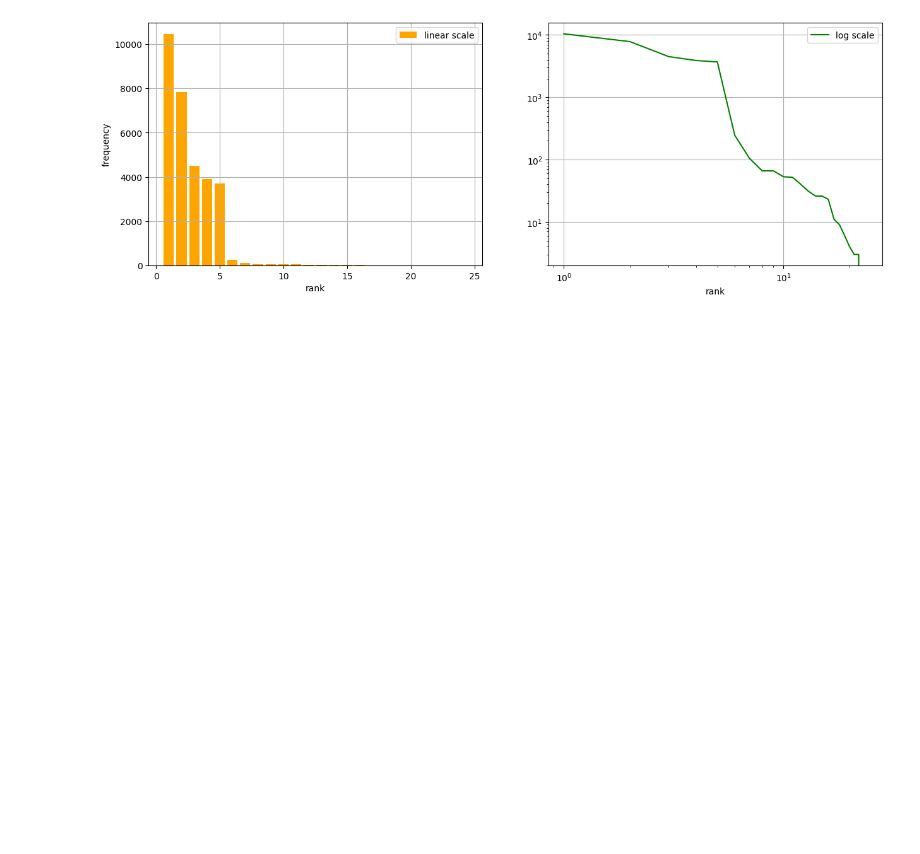
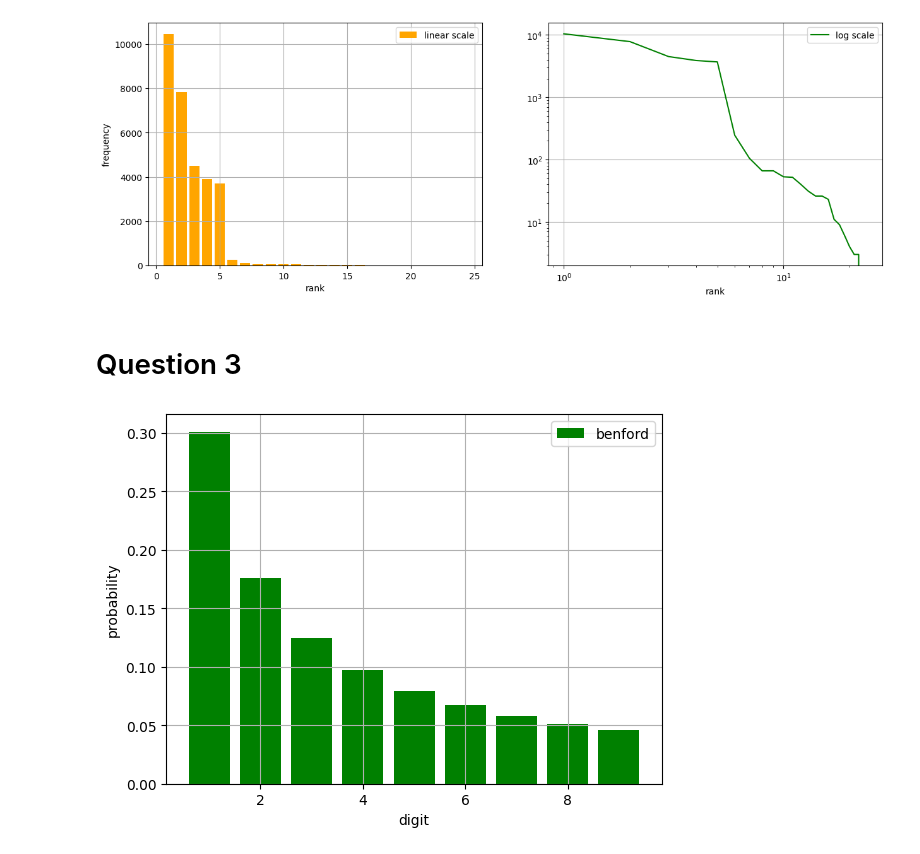
Before and after one commit to ILoveBacteria/probability-course-exercise, a Jupyter notebook: notebook.ipynb, the cells around one changed output. Saved outputs shown, nothing was run; the diff lists cells and outputs as text; code cells hidden in the pictures; blank space fills up the shorter version.

Commit message:
Add question 3 - benford distribution

```diff
--- a/notebook.ipynb
+++ b/notebook.ipynb
@@ -110,3 +110,21 @@ ax1.grid(True)
 ax2.grid(True)
 # %% [output]
 [figure]
+# %% [markdown]
+# Question 3
+# %%
+def benford(n):
+    return np.log10(1 + 1 / n)
+
+
+digits = list(range(1, 9 + 1))
+benford_distribution = [benford(i) for i in digits]
+
+fig, ax = plt.subplots(1,1)
+ax.bar(digits, benford_distribution, label='benford', color='green')
+ax.legend()
+ax.set_ylabel('probability')
+ax.set_xlabel('digit')
+ax.grid(True)
+# %% [output]
+[figure, added]
```
